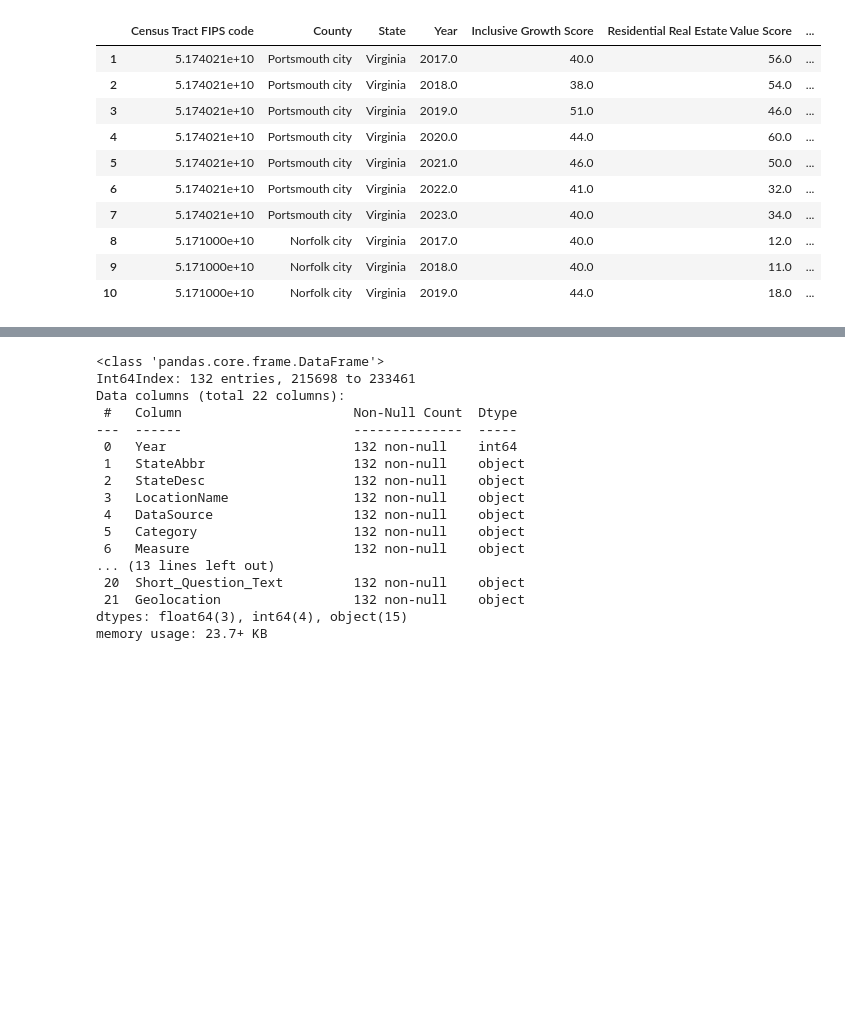
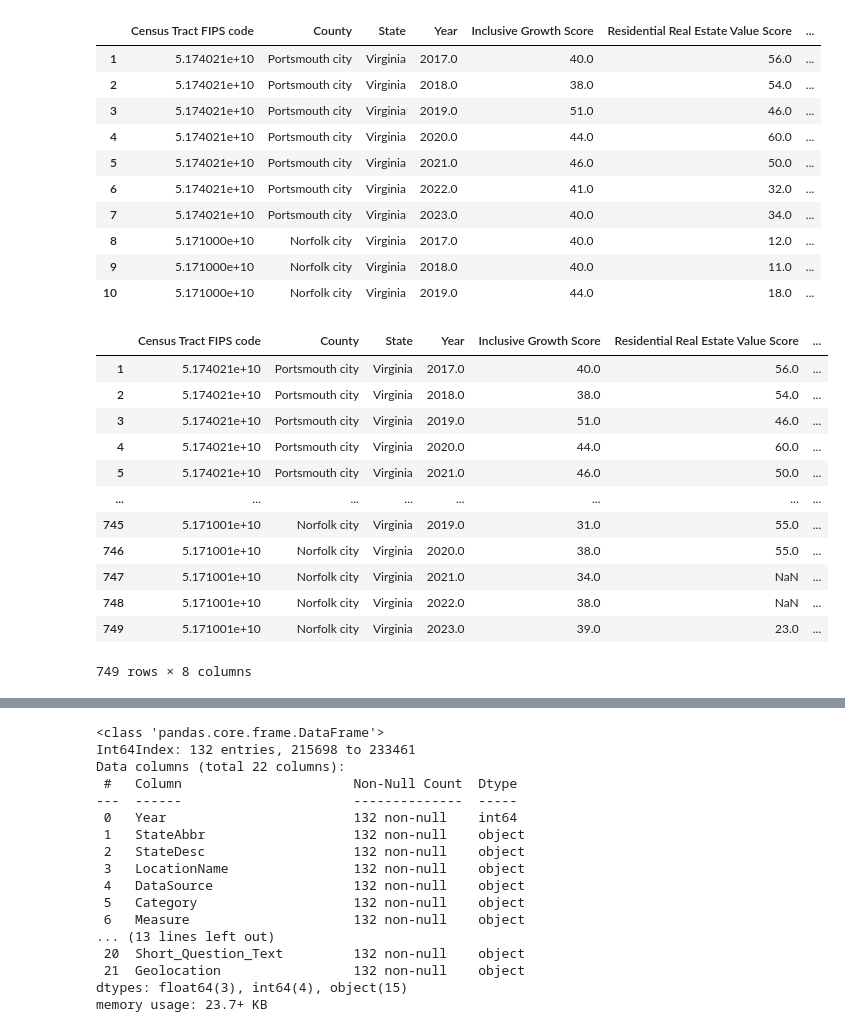
Before and after one commit to coreen-mullen/VikingStorm, a Jupyter notebook: VIKINGSTORM.ipynb, the cells around one changed output, grey strips where cells are left out. Drawn from its saved outputs; the diff is of its cells as text; code cells hidden in the pictures; blank space fills up the shorter version.

```diff
--- a/VIKINGSTORM.ipynb
+++ b/VIKINGSTORM.ipynb
@@ -54,3 +54,20 @@ IGS_data.head(10)
 | 8 | 5.171000e+10 | Norfolk city | Virginia | 2017.0 | 40.0 | 12.0 | ... |
 | 9 | 5.171000e+10 | Norfolk city | Virginia | 2018.0 | 40.0 | 11.0 | ... |
 | 10 | 5.171000e+10 | Norfolk city | Virginia | 2019.0 | 44.0 | 18.0 | ... |
+# %%
+duplicate_rows = IGS_data[IGS_data.duplicated(subset=['Year', 'County'], keep=False)]
+duplicate_rows
+# %% [output]
+|  | Census Tract FIPS code | County | State | Year | Inclusive Growth Score | Residential Real Estate Value Score | ... |
+| 1 | 5.174021e+10 | Portsmouth city | Virginia | 2017.0 | 40.0 | 56.0 | ... |
+| 2 | 5.174021e+10 | Portsmouth city | Virginia | 2018.0 | 38.0 | 54.0 | ... |
+| 3 | 5.174021e+10 | Portsmouth city | Virginia | 2019.0 | 51.0 | 46.0 | ... |
+| 4 | 5.174021e+10 | Portsmouth city | Virginia | 2020.0 | 44.0 | 60.0 | ... |
+| 5 | 5.174021e+10 | Portsmouth city | Virginia | 2021.0 | 46.0 | 50.0 | ... |
+| ... | ... | ... | ... | ... | ... | ... | ... |
+| 745 | 5.171001e+10 | Norfolk city | Virginia | 2019.0 | 31.0 | 55.0 | ... |
+| 746 | 5.171001e+10 | Norfolk city | Virginia | 2020.0 | 38.0 | 55.0 | ... |
+| 747 | 5.171001e+10 | Norfolk city | Virginia | 2021.0 | 34.0 | NaN | ... |
+| 748 | 5.171001e+10 | Norfolk city | Virginia | 2022.0 | 38.0 | NaN | ... |
+| 749 | 5.171001e+10 | Norfolk city | Virginia | 2023.0 | 39.0 | 23.0 | ... |
+749 rows × 8 columns
```
Also changed, not shown: parts of 5 cells of this notebook.
